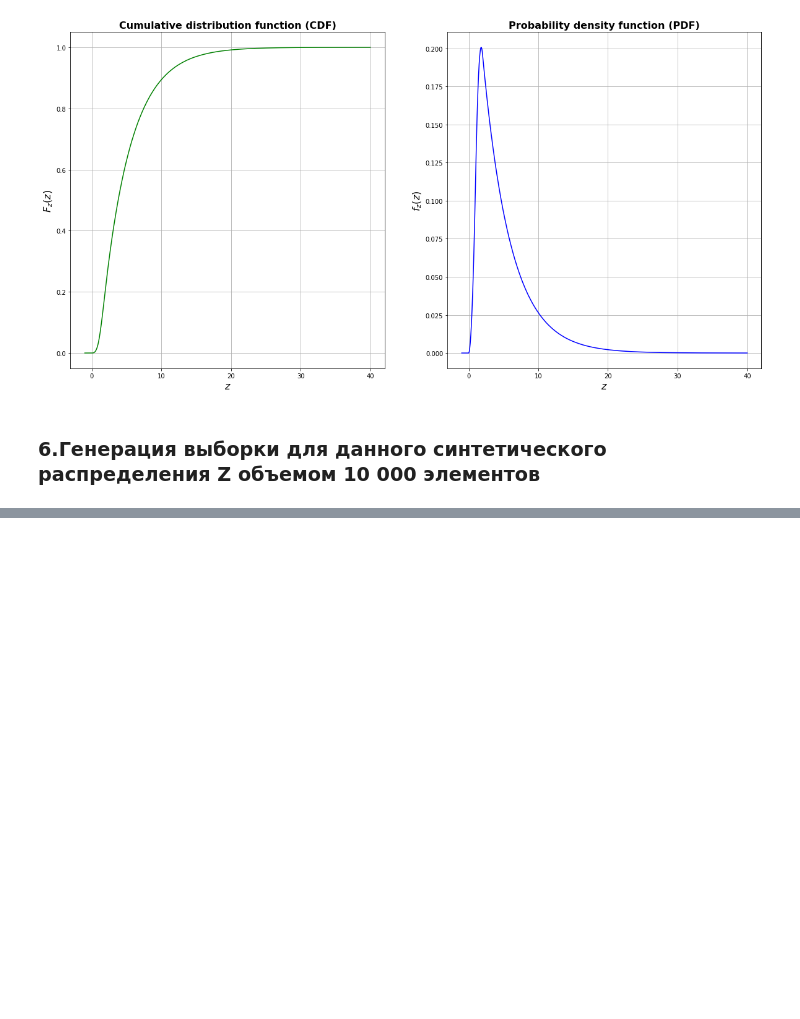
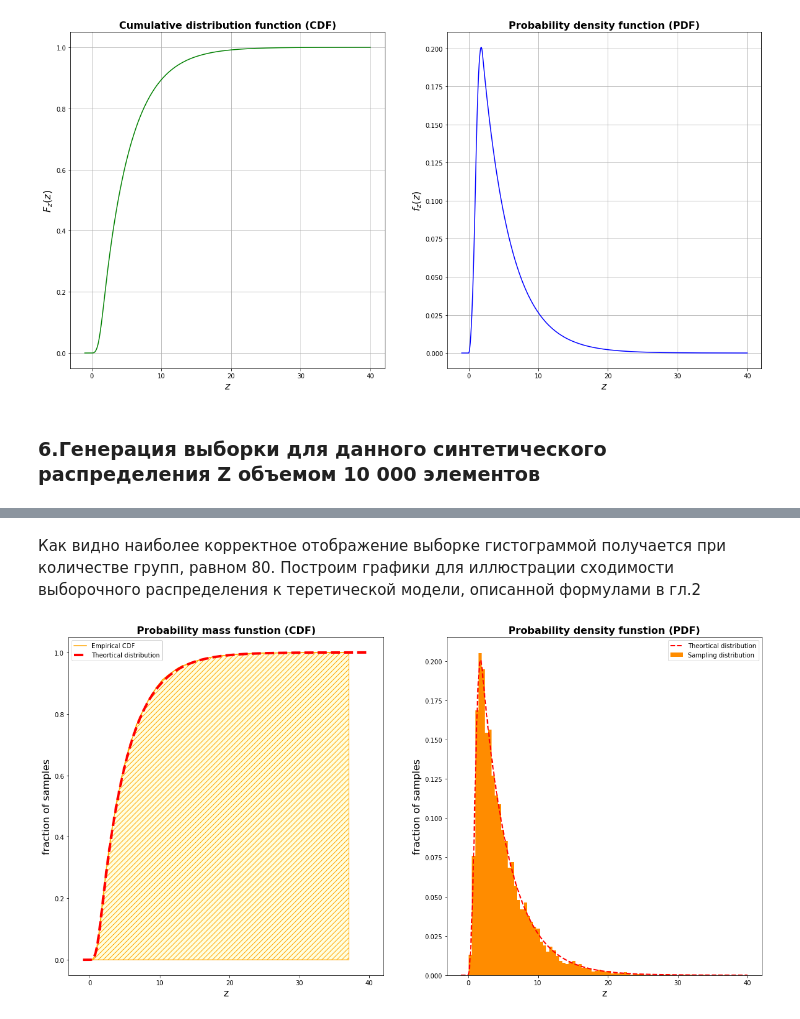
Before and after one commit to avikulin/PythonMath, a Jupyter notebook: Yandex ML Course #1/CourseProject/CourseProject.ipynb, the cells around one changed output, grey strips where cells are left out. Drawn from its saved outputs; the diff is of its cells as text; code cells hidden in the pictures; blank space fills up the shorter version.

```diff
--- a/Yandex ML Course #1/CourseProject/CourseProject.ipynb
+++ b/Yandex ML Course #1/CourseProject/CourseProject.ipynb
@@ -396,0 +472,41 @@ z_PDF(10)
+# %% [markdown]
+Как видно наиболее корректное отображение выборке гистограммой получается при количестве групп, равном 80.
+Построим графики для иллюстрации сходимости выборочного распределения к теретической модели, описанной формулами в гл.2
+# %%
+from statsmodels.distributions.empirical_distribution import ECDF
+z_empirical_cdf = ECDF(z_distribution_sample)
+
+fig, axes = plt.subplots(1,2)
+fig.set_size_inches(20,10)
+
+axes[0].set_title("Probability mass funstion (CDF)", fontdict= {"color":  "black","weight": "bold", "size": 16})
+
+axes[0].step(z_empirical_cdf.x, z_empirical_cdf.y, label='Empirical CDF', color="orange")
+axes[0].fill_between(x=z_empirical_cdf.x,
+                     y1 = z_empirical_cdf.y,
+                     y2 = np.zeros(len(z_empirical_cdf.y)),
+                     facecolor="lightyellow",
+                     edgecolor="orange",
+                     linewidth=1,
+                     hatch="///"
+                    )
+axes[0].plot(x_space, map(z_rv.cdf, x_space), "r--", label="Theortical distribution", linewidth=4)
+
+
+axes[0].set_xlabel(xlabel="z",fontdict= {"color":  "black","weight": "normal", "size": 16})
+axes[0].set_ylabel(ylabel="fraction of samples", fontdict= {"color":  "black","weight": "normal", "size": 16})
+axes[0].legend()
+
+axes[1].set_title("Probability density funstion (PDF)", fontdict= {"color":  "black","weight": "bold", "size": 16})
+
+axes[1].hist(z_distribution_sample, density=True, bins=80, label="Sampling distribution", color="darkorange")
+axes[1].plot(x_space, map(z_rv.pdf, x_space), "r--", label="Theortical distribution", linewidth=2)
+
+axes[1].legend()
+
+axes[1].set_xlabel(xlabel="z",fontdict= {"color":  "black","weight": "normal", "size": 16})
+axes[1].set_ylabel(ylabel="fraction of samples", fontdict= {"color":  "black","weight": "normal", "size": 16})
+
+plt.show()
+# %% [output]
+[figure, added]
```
Also changed, not shown: parts of 7 cells of this notebook.
